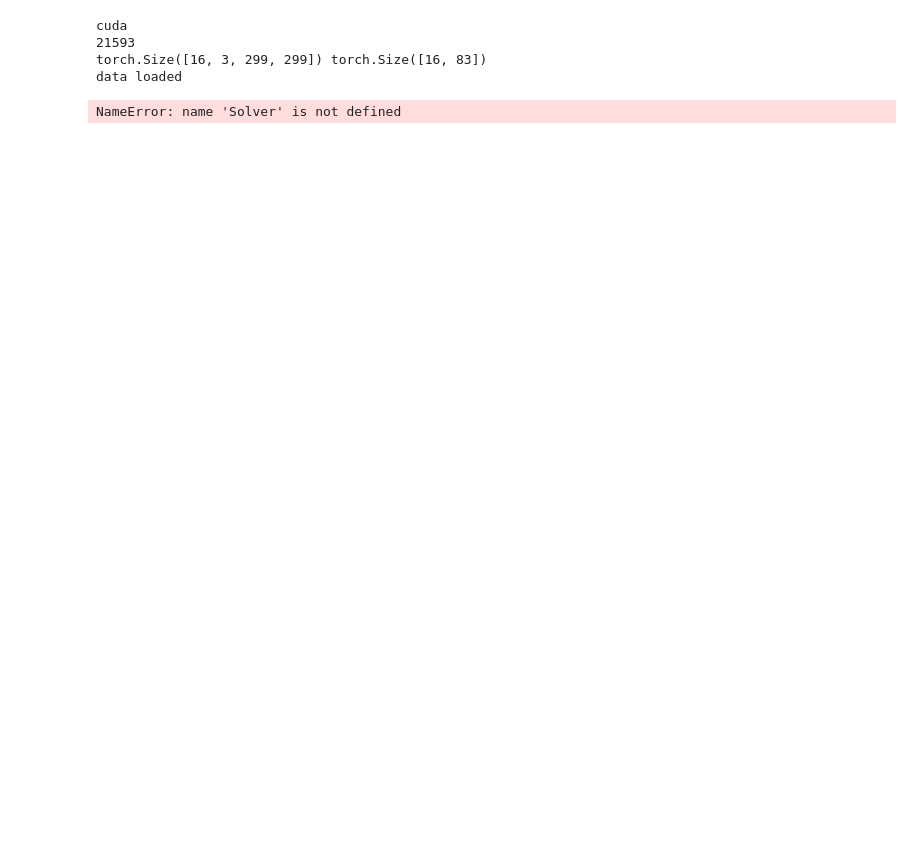
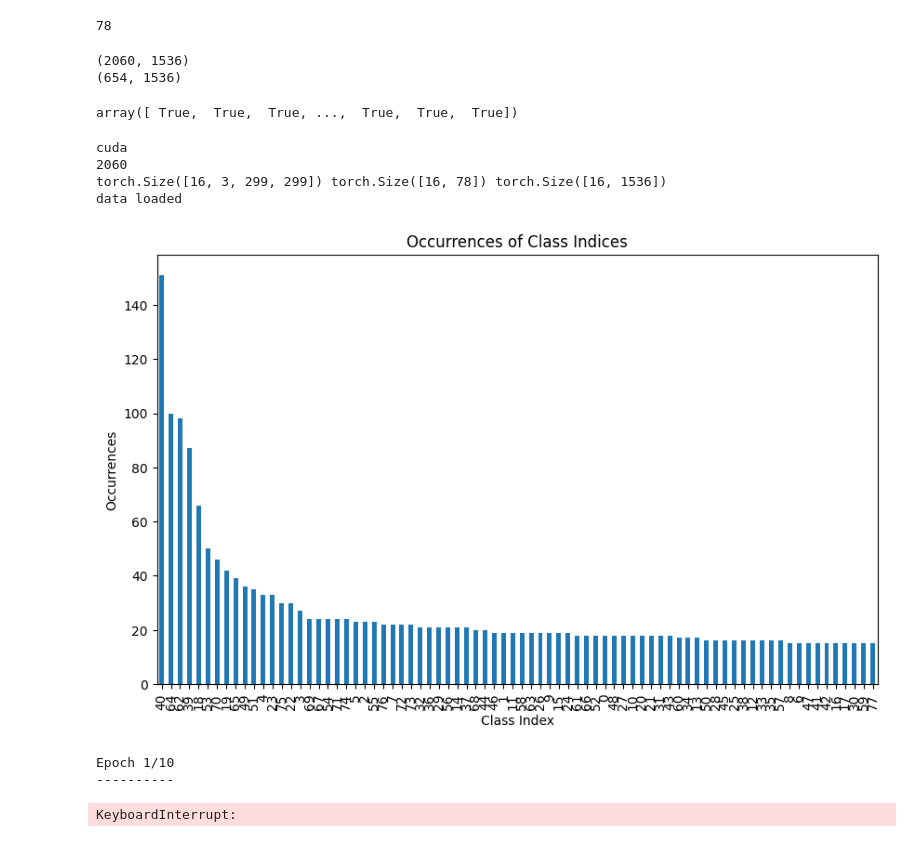
Before and after one commit to Cappl1/DataChallenge, a Jupyter notebook: multimodal/Multimodal.ipynb, the cells around one changed output. Drawn from its saved outputs; the diff is of its cells as text; code cells hidden in the pictures; blank space fills up the shorter version.

```diff
--- a/multimodal/Multimodal.ipynb
+++ b/multimodal/Multimodal.ipynb
@@ -34,3 +40,12 @@ df[["filename", "image_name","class", "class_index"]].to_csv(dir+"\\datasettypes
+# %%
+# Read the CSV file using pandas
+df = pd.read_csv('val1.csv')
+
+# Initialize an empty list to store the embeddings
+embeddings = []
+print(len(df['class_index'].unique()))
+# %% [output]
+78
 # %%
 
 #specify path to multimodal folder
@@ -82,5 +119,16 @@ model_save_path = r"F:\Users\basti\Documents\Goethe Uni\Data Challange\models"
+# %%
+import numpy as np
+embedding = np.load('embeddings.npy')
+print(embedding.shape)
+embedding_val = np.load('embeddings_val.npy')
+print(embedding_val.shape)
+embedding[0] == embedding[11]
+# %% [output]
+(2060, 1536)
+(654, 1536)
+array([ True,  True,  True, ...,  True,  True,  True])
 # %%
-
+dir = r"F:\Users\basti\Documents\Goethe Uni\Data Challange\multimodal"
 
 train_augmentations = transform = transforms.Compose([
     transforms.ToTensor(),  # convert images to tensors
@@ -136,6 +184,8 @@ train_transform5 = transforms.Compose([
     transforms.Resize((299, 299))
 ])
 """
+train = dir+"\\train1.csv"
+val = dir+"\\val1.csv"
 
 
 df = pd.read_csv(train, delimiter=',', skiprows=0, low_memory=False, encoding='iso-8859-1')
@@ -150,22 +200,59 @@ model.fc = nn.Linear(model.fc.in_features, len(unique_classes))
 #model = swin_v2_b(weights=Swin_V2_B_Weights.DEFAULT)
 
 #model.head= nn.Linear(model.head.in_features, len(unique_classes))
+dir = r"F:\Users\basti\Documents\Goethe Uni\Data Challange\multimodal"
+model_save_path = r"F:\Users\basti\Documents\Goethe Uni\Data Challange\models"
+
 
 Solver = ModelTrainer(model=model,
             train_path=train,
             val_path=val,
             train_augmentations=train_augmentations,
             save_path=model_save_path,
-            postfix='TR0_Res18_types',
-            batch_size=16,
+            postfix='TR0_Res18_types_with_des_79',
+            batch_size=16
             )
 # %% [output]
 cuda
-21593
-torch.Size([16, 3, 299, 299]) torch.Size([16, 83])
+2060
+torch.Size([16, 3, 299, 299]) torch.Size([16, 78]) torch.Size([16, 1536])
 data loaded
+# %%
+# equalize classes because labels are equal anyway
+
+df = pd.read_csv(train, delimiter=',', skiprows=0, low_memory=False, encoding='iso-8859-1')
+
+# Count the occurrences of each class index
+class_counts = df['class_index'].value_counts()
+
+# Create a bar plot to visualize the occurrences
+plt.figure(figsize=(10, 6))
+class_counts.plot(kind='bar')
+plt.xlabel('Class Index')
+plt.ylabel('Occurrences')
+plt.title('Occurrences of Class Indices')
+plt.show()
+
+# Get the unique values of the class indices column
+unique_class_indices = df['class_index'].unique()
+
+# Create a new DataFrame with the unique class indices
+new_data = pd.DataFrame({'class_index': unique_class_indices})
+
+# Merge the new DataFrame with the original DataFrame to keep the values for other columns
+new_data = pd.merge(new_data, df.drop_duplicates(subset=['class_index']), on='class_index')
+
+column_order = ['filename', 'image_name', 'class', 'class_index', 'description']
+new_data = new_data[column_order]
+
+# Save the new DataFrame to a new CSV file
+new_data.to_csv('new_file.csv', index=False)
+# %% [output]
+[figure, added]
 # %%
 #Solver.load(r"F:\Users\basti\Documents\Goethe Uni\Data Challange\models\modelTR0_Res18_sophia.tar")
 Solver.train()
 # %% [output]
-NameError: name 'Solver' is not defined
+Epoch 1/10
+----------
+KeyboardInterrupt:
```
Also changed, not shown: parts of 14 cells of this notebook, 12 other files.
